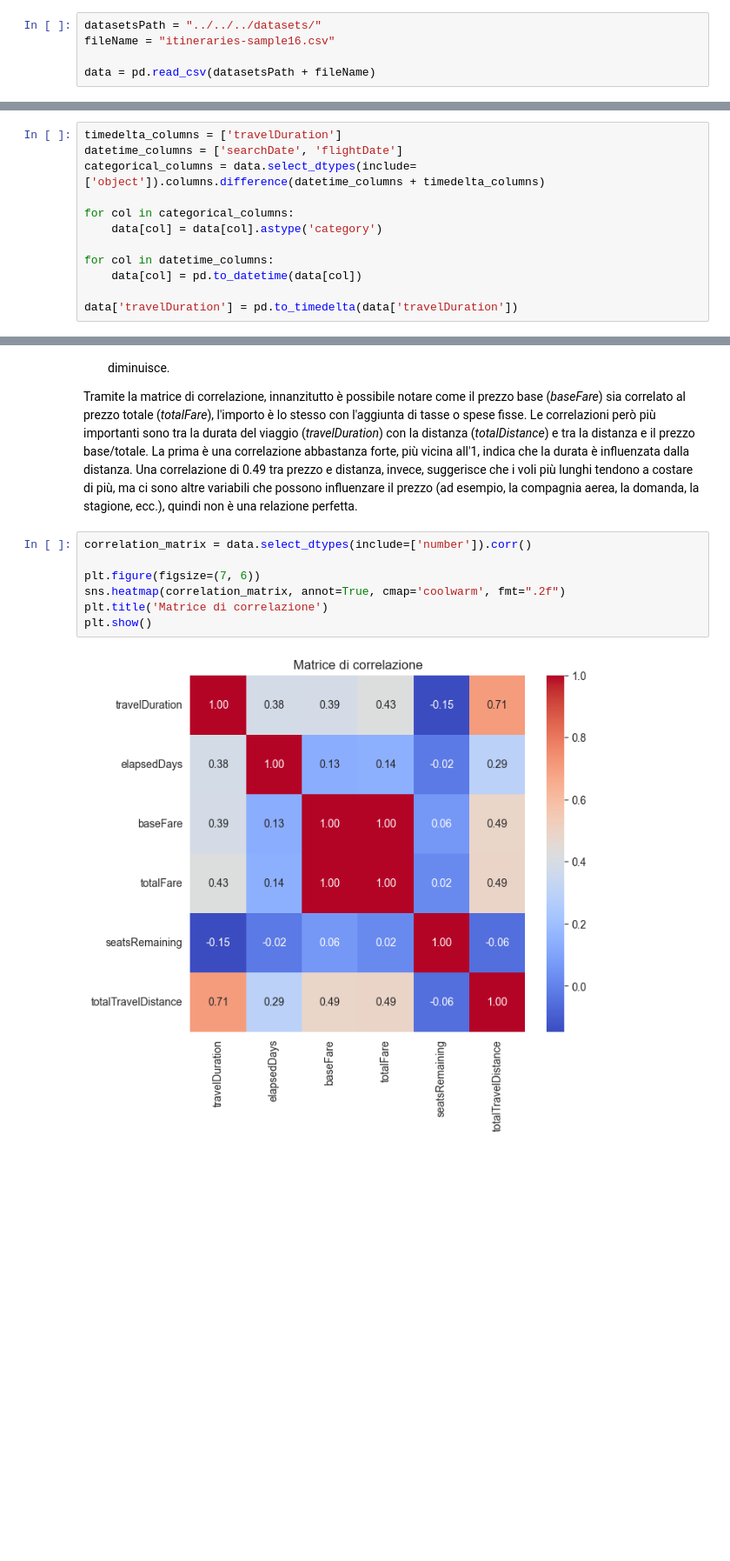
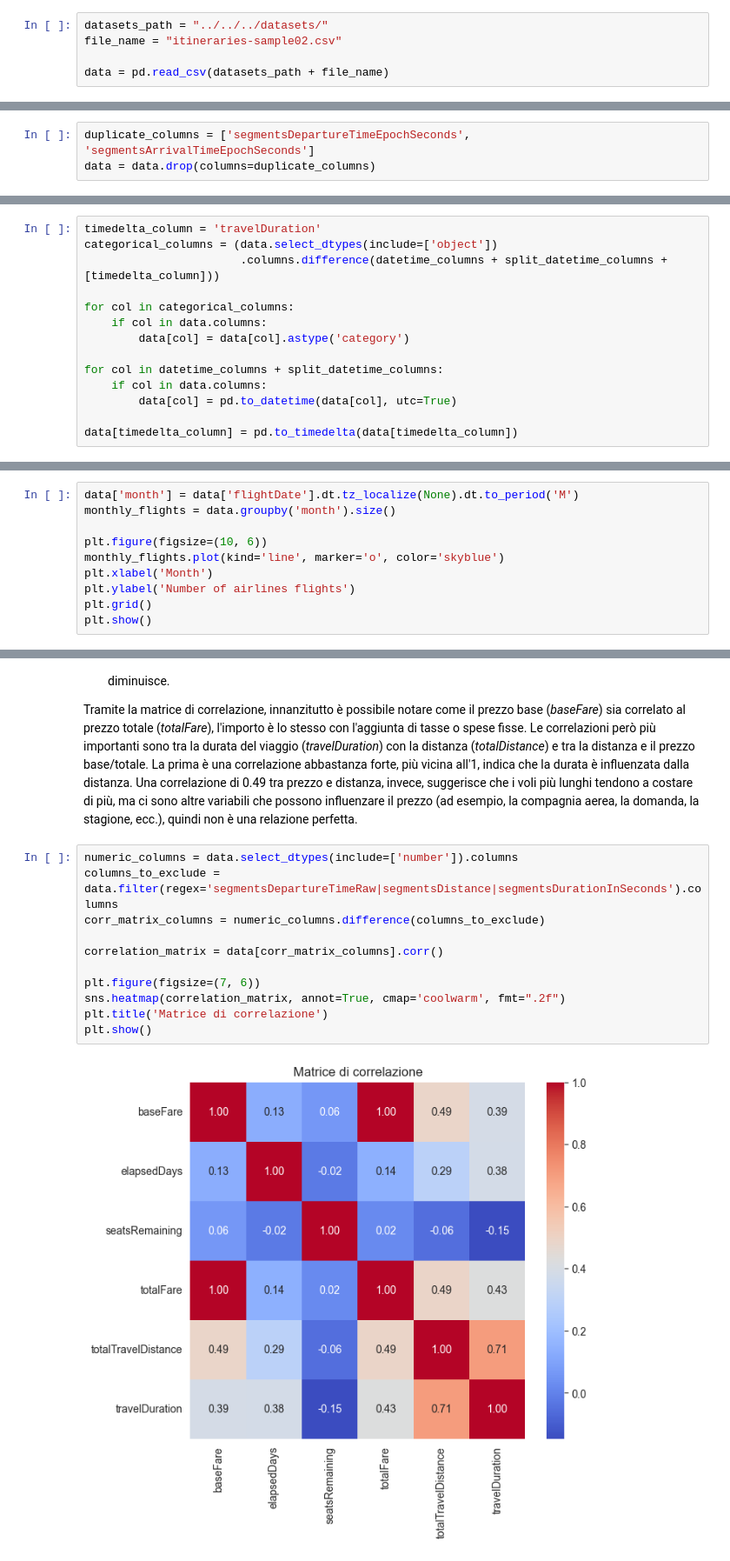
Before and after one commit to GiuliaNardicchia/big-data-project, a Jupyter notebook: src/main/python/data-exploration.ipynb, the cells around one changed output, grey strips where cells are left out. Shown at 87% size. Saved outputs shown, nothing was run; the diff lists cells and outputs as text; blank space fills up the shorter version.

```diff
--- a/src/main/python/data-exploration.ipynb
+++ b/src/main/python/data-exploration.ipynb
@@ -44,10 +28,10 @@ import seaborn as sns
 
 Si effettua il caricamento del file *itineraries-sample02.csv* scaricabile dalla cartella su [OneDrive](https://liveunibo-my.sharepoint.com/:f:/g/personal/giulia_nardicchia_studio_unibo_it/Ei2686kRO3JFrY-4LnImGpwBtge9FRErDnIgvT2h2QB-Pg?e=VrufWl).
 # %%
-datasetsPath = "../../../datasets/"
-fileName = "itineraries-sample16.csv"
+datasets_path = "../../../datasets/"
+file_name = "itineraries-sample02.csv"
 
-data = pd.read_csv(datasetsPath + fileName)
+data = pd.read_csv(datasets_path + file_name)
 # %% [markdown]
 ### Esplorazione preliminare dei dati
 
@@ -126,0 +117,3 @@ memory usage: 2.2 GB
+# %%
+duplicate_columns = ['segmentsDepartureTimeEpochSeconds', 'segmentsArrivalTimeEpochSeconds']
+data = data.drop(columns=duplicate_columns)
@@ -131,15 +167,17 @@ Le variabili di tipo numerico e i booleani verranno lasciati invariati.
 # %%
-timedelta_columns = ['travelDuration']
-datetime_columns = ['searchDate', 'flightDate']
-categorical_columns = data.select_dtypes(include=['object']).columns.difference(datetime_columns + timedelta_columns)
+timedelta_column = 'travelDuration'
+categorical_columns = (data.select_dtypes(include=['object'])
+                       .columns.difference(datetime_columns + split_datetime_columns + [timedelta_column]))
 
 for col in categorical_columns:
-    data[col] = data[col].astype('category')
+    if col in data.columns:
+        data[col] = data[col].astype('category')
 
-for col in datetime_columns:
-    data[col] = pd.to_datetime(data[col])
+for col in datetime_columns + split_datetime_columns:
+    if col in data.columns:
+        data[col] = pd.to_datetime(data[col], utc=True)
 
-data['travelDuration'] = pd.to_timedelta(data['travelDuration'])
+data[timedelta_column] = pd.to_timedelta(data[timedelta_column])
 # %%
 data.info(memory_usage="deep")
 # %% [output]
@@ -333,0 +395,10 @@ plt.show()
+# %%
+data['month'] = data['flightDate'].dt.tz_localize(None).dt.to_period('M')
+monthly_flights = data.groupby('month').size()
+
+plt.figure(figsize=(10, 6))
+monthly_flights.plot(kind='line', marker='o', color='skyblue')
+plt.xlabel('Month')
+plt.ylabel('Number of airlines flights')
+plt.grid()
+plt.show()
@@ -345,11 +432,15 @@ Tramite la matrice di correlazione, innanzitutto è possibile notare come il pre
 La prima è una correlazione abbastanza forte, più vicina all'1, indica che la durata è influenzata dalla distanza.
 Una correlazione di 0.49 tra prezzo e distanza, invece, suggerisce che i voli più lunghi tendono a costare di più, ma ci sono altre variabili che possono influenzare il prezzo (ad esempio, la compagnia aerea, la domanda, la stagione, ecc.), quindi non è una relazione perfetta.
 # %%
-correlation_matrix = data.select_dtypes(include=['number']).corr()
+numeric_columns = data.select_dtypes(include=['number']).columns
+columns_to_exclude = data.filter(regex='segmentsDepartureTimeRaw|segmentsDistance|segmentsDurationInSeconds').columns
+corr_matrix_columns = numeric_columns.difference(columns_to_exclude)
+
+correlation_matrix = data[corr_matrix_columns].corr()
 
 plt.figure(figsize=(7, 6))
 sns.heatmap(correlation_matrix, annot=True, cmap='coolwarm', fmt=".2f")
 plt.title('Matrice di correlazione')
 plt.show()
 # %% [output]
-[figure, old version]
+[figure, new version]
```
Also changed, not shown: parts of 39 cells of this notebook, 1 other file.
